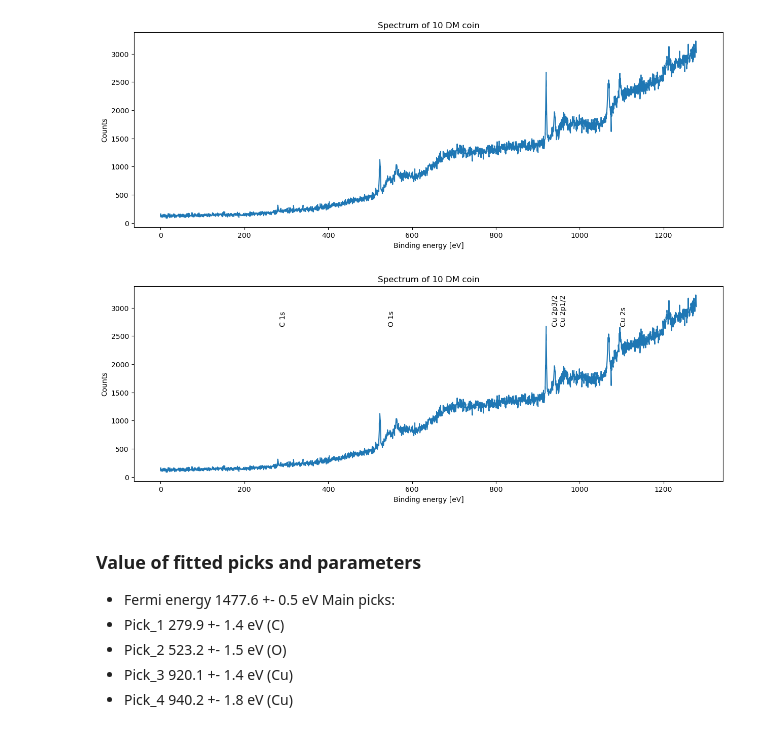
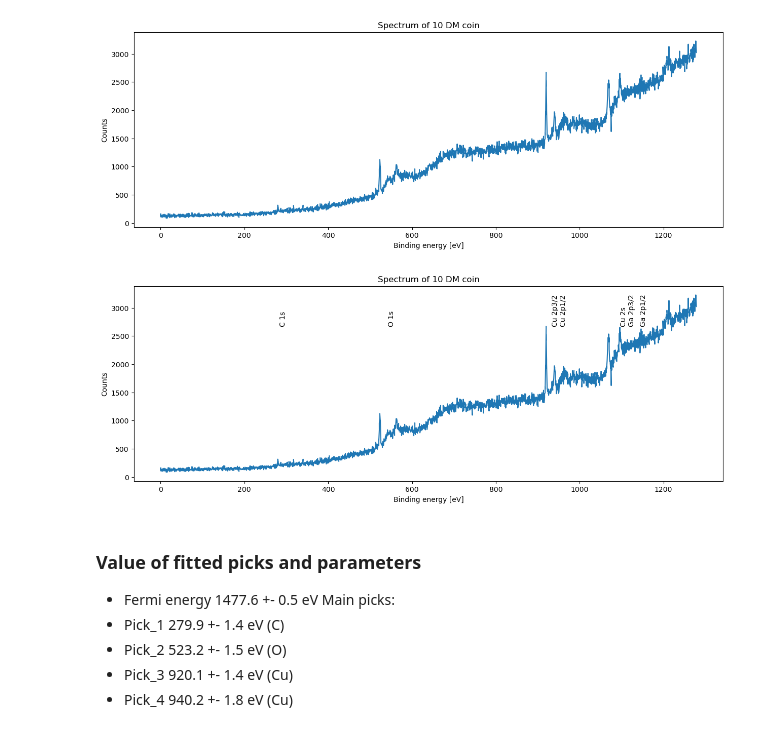
Before and after one commit to Nereumobu/advanced_lab_master, a Jupyter notebook: Ma_4/work_arpes_Coin_Al_50V.ipynb, the cells around one changed output. Drawn from its saved outputs; the diff is of its cells as text; code cells hidden in the pictures.

```diff
--- a/Ma_4/work_arpes_Coin_Al_50V.ipynb
+++ b/Ma_4/work_arpes_Coin_Al_50V.ipynb
@@ -136,34 +136,37 @@ plt.text(284.2, 2700, 'C 1s', rotation='vertical')
 # plt.text(714.6, 2700, 'Sn 3p3/2', rotation='vertical')
 # plt.text(493.2, 2700, 'Sn 3d3/2', rotation='vertical')
 # plt.text(484.9, 2700, tion='vertical')
 # Zn
 # plt.text(1044.9, 2700, 'Zn 2p1/2', rotation='vertical')
 # plt.text(1021.8, 2700, 'Zn 2p3/2', rotation='vertical')
 # Ag
 # plt.text(719.0, 2700, 'Ag 3s', rotation='vertical')
 # plt.text(603.8, 2700, 'Ag 3p1/2', rotation='vertical')
 # plt.text(573.0, 2700, 'Ag 3p3/2', rotation='vertical')
 # plt.text(374.0, 2700, 'Ag 3d3/2', rotation='vertical')
 # plt.text(368.0, 2700, 'Ag 3d5/2', rotation='vertical')
 # Pb
 # plt.text(671.6, 2700, 'Pb 3s', rotation='vertical')
 # plt.text(559.9, 2700, 'Pb 3p1/2', rotation='vertical')
 # plt.text(532.3, 2700, 'Pb 3p3/2', rotation='vertical')
 # plt.text(340.5, 2700, 'Pb 3d3/2', rotation='vertical')
 # plt.text(335.2, 2700, 'Pb 3d5/2', rotation='vertical')
 # Ni
 # plt.text(852.7, 2700, 'Ni 2p3/2', rotation='vertical')
 # plt.text(870.0, 2700, 'Ni 2p1/2', rotation='vertical')
 # plt.text(1008.6, 2700, 'Ni 2s', rotation='vertical')
 # O
 plt.text(543.1, 2700, 'O 1s', rotation='vertical')
+# Ga
+plt.text(1143.2, 2700, 'Ga 2p1/2', rotation='vertical')
+plt.text(1116.4, 2700, 'Ga 2p3/2', rotation='vertical')
 
 plt.title('Spectrum of 10 DM coin')
 plt.xlabel('Binding energy [eV]')
 plt.ylabel('Counts')
 plt.show()
 # %% [output]
-[figure, old version]
+[figure, new version]
 # %% [markdown]
 ### Value of fitted picks and parameters
 - Fermi energy 1477.6 +- 0.5 eV
```
Also changed, not shown: 7 other files.
